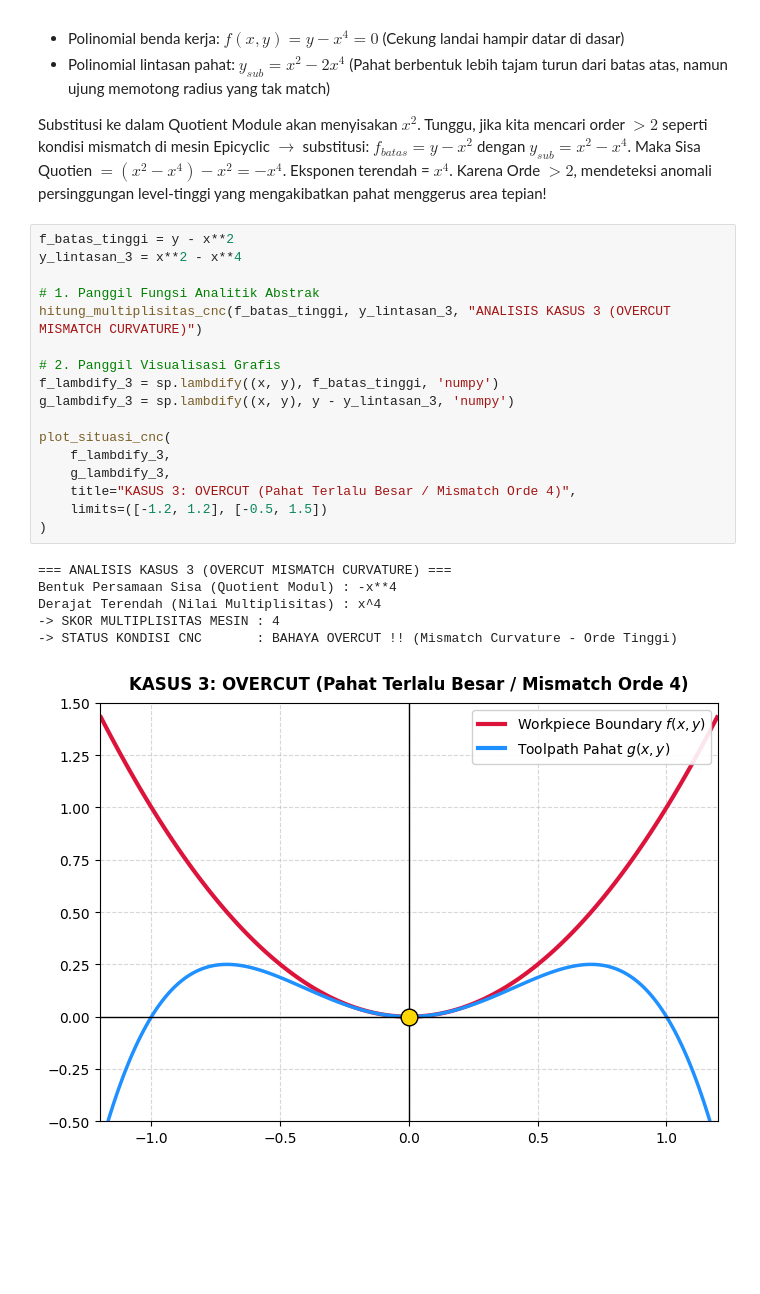
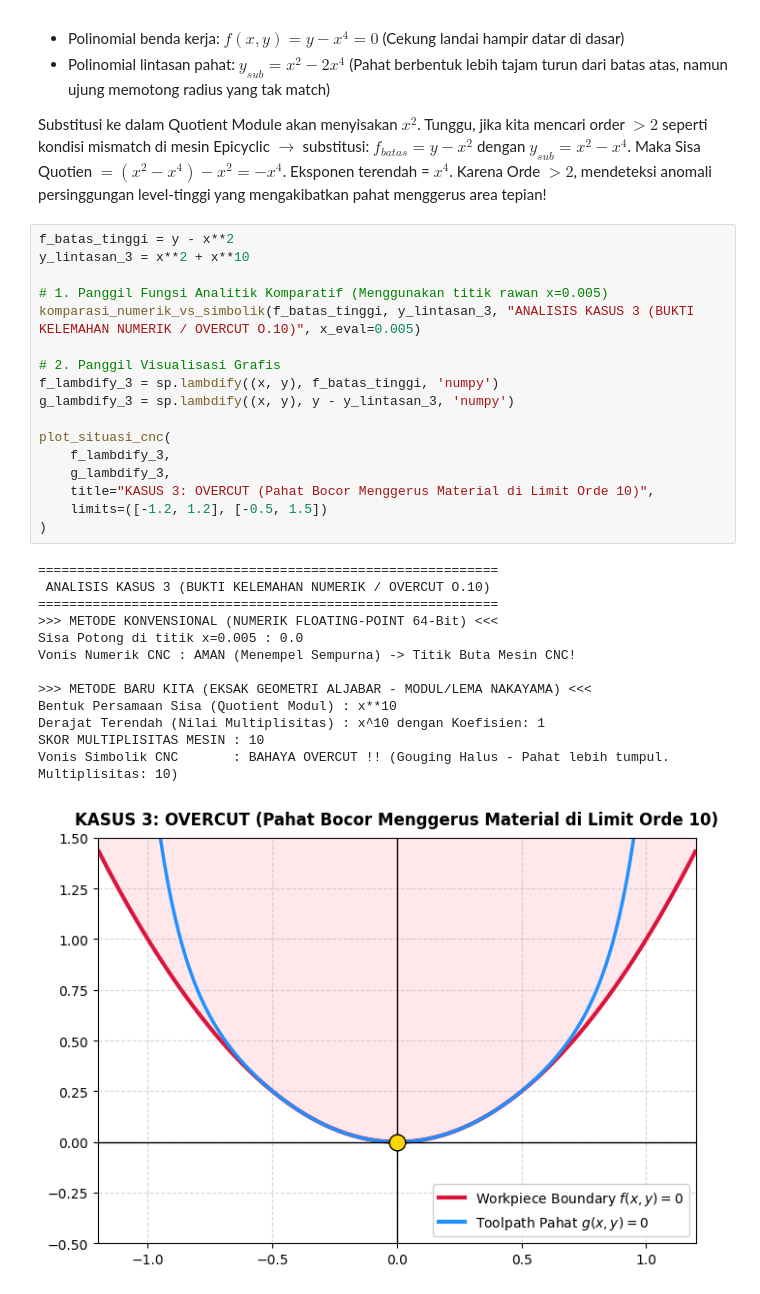
Before and after one commit to TetewHeroez/Tugas-Kuliah, a Jupyter notebook: Semester 8/Teori Modul/Modul Ring Lokal/ModulRingLokal.ipynb, the cells around one changed output. Drawn from its saved outputs; the diff is of its cells as text; blank space fills up the shorter version.

```diff
--- a/Semester 8/Teori Modul/Modul Ring Lokal/ModulRingLokal.ipynb
+++ b/Semester 8/Teori Modul/Modul Ring Lokal/ModulRingLokal.ipynb
@@ -261,25 +294,32 @@ Maka Sisa Quotien $=(x^2 - x^4) - x^2 = -x^4$.
 Eksponen terendah = $x^4$. Karena Orde $> 2$, mendeteksi anomali persinggungan level-tinggi yang mengakibatkan pahat menggerus area tepian!
 # %%
 f_batas_tinggi = y - x**2
-y_lintasan_3 = x**2 - x**4
+y_lintasan_3 = x**2 + x**10
 
-# 1. Panggil Fungsi Analitik Abstrak
-hitung_multiplisitas_cnc(f_batas_tinggi, y_lintasan_3, "ANALISIS KASUS 3 (OVERCUT MISMATCH CURVATURE)")
+# 1. Panggil Fungsi Analitik Komparatif (Menggunakan titik rawan x=0.005)
+komparasi_numerik_vs_simbolik(f_batas_tinggi, y_lintasan_3, "ANALISIS KASUS 3 (BUKTI KELEMAHAN NUMERIK / OVERCUT O.10)", x_eval=0.005)
 
 # 2. Panggil Visualisasi Grafis
 f_lambdify_3 = sp.lambdify((x, y), f_batas_tinggi, 'numpy')
 g_lambdify_3 = sp.lambdify((x, y), y - y_lintasan_3, 'numpy')
 
 plot_situasi_cnc(
     f_lambdify_3,
     g_lambdify_3,
-    title="KASUS 3: OVERCUT (Pahat Terlalu Besar / Mismatch Orde 4)",
+    title="KASUS 3: OVERCUT (Pahat Bocor Menggerus Material di Limit Orde 10)",
     limits=([-1.2, 1.2], [-0.5, 1.5])
 )
 # %% [output]
-=== ANALISIS KASUS 3 (OVERCUT MISMATCH CURVATURE) ===
-Bentuk Persamaan Sisa (Quotient Modul) : -x**4
-Derajat Terendah (Nilai Multiplisitas) : x^4
--> SKOR MULTIPLISITAS MESIN : 4
--> STATUS KONDISI CNC       : BAHAYA OVERCUT !! (Mismatch Curvature - Orde Tinggi)
+===========================================================
+ ANALISIS KASUS 3 (BUKTI KELEMAHAN NUMERIK / OVERCUT O.10)
+===========================================================
+>>> METODE KONVENSIONAL (NUMERIK FLOATING-POINT 64-Bit) <<<
+Sisa Potong di titik x=0.005 : 0.0
+Vonis Numerik CNC : AMAN (Menempel Sempurna) -> Titik Buta Mesin CNC!
+
+>>> METODE BARU KITA (EKSAK GEOMETRI ALJABAR - MODUL/LEMA NAKAYAMA) <<<
+Bentuk Persamaan Sisa (Quotient Modul) : x**10
+Derajat Terendah (Nilai Multiplisitas) : x^10 dengan Koefisien: 1
+SKOR MULTIPLISITAS MESIN : 10
+Vonis Simbolik CNC       : BAHAYA OVERCUT !! (Gouging Halus - Pahat lebih tumpul. Multiplisitas: 10)
-[figure, old version]
+[figure, new version]
```
Also changed, not shown: parts of 6 cells of this notebook.
